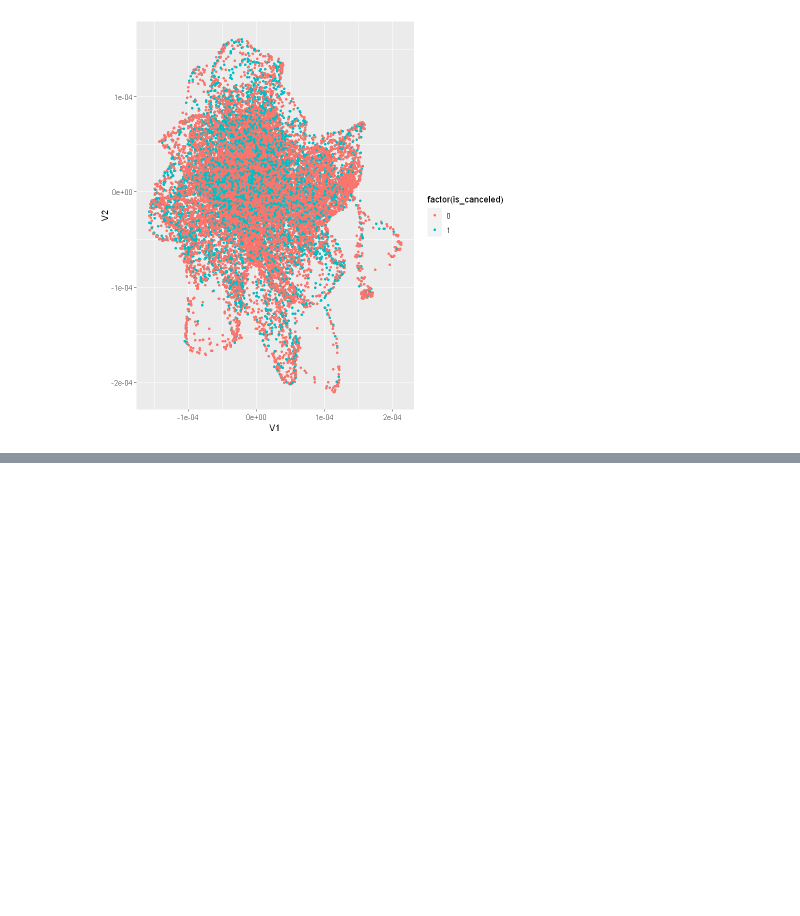
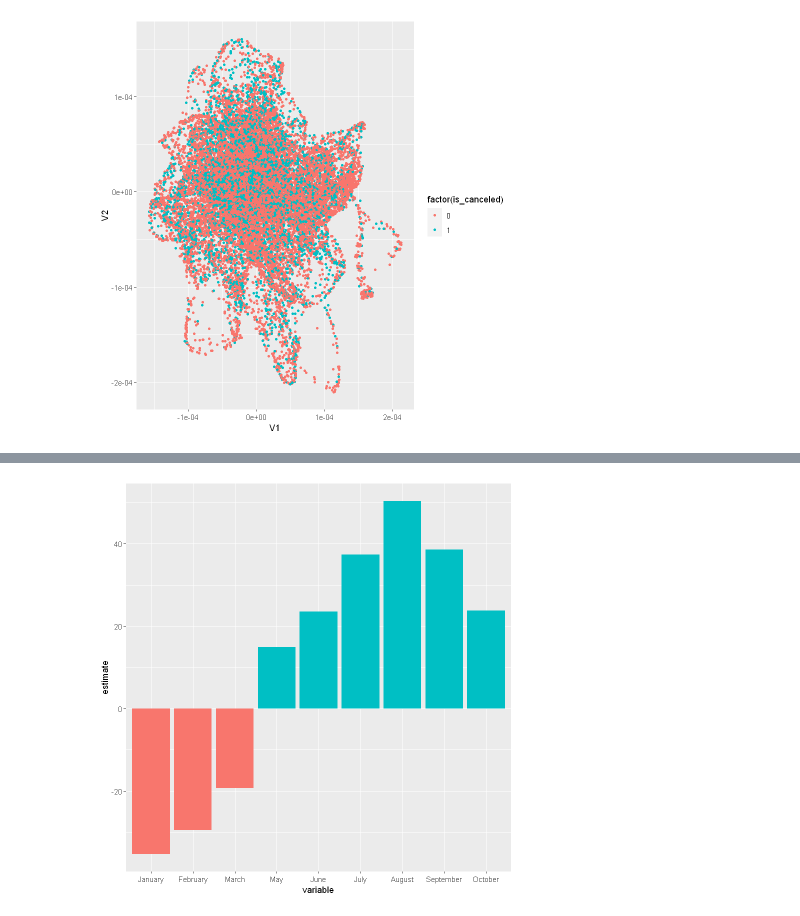
Before and after one commit to abhijeetdtu/dsba5122, a Jupyter notebook: dsba5122/Untitled.ipynb, the cells around one changed output, grey strips where cells are left out. Cells and saved outputs as stored; diff of their text form; code cells hidden in the pictures; blank space fills up the shorter version.

```diff
--- a/dsba5122/Untitled.ipynb
+++ b/dsba5122/Untitled.ipynb
@@ -124,0 +218,5 @@ ggplot(tsnedf, aes(x=V1 , y=V2 , color=factor(is_canceled))) + geom_point(stroke
+# %%
+month_coefs <- coefs %>% filter(grepl("arrival_date_month",variable))
+month_coefs$variable <- str_replace(month_coefs$variable , "arrival_date_month" , "")
+month_coefs$variable <- month_coefs$variable %>% factor( levels=c("January", "February", "March", "April","May","June","July","August","September","October","November","December"))
+month_coefs
@@ -124,0 +236,9 @@ ggplot(tsnedf, aes(x=V1 , y=V2 , color=factor(is_canceled))) + geom_point(stroke
+# %%
+(
+    ggplot(month_coefs
+           ,aes(x=variable, y=estimate , fill= estimate > 0)) +
+    geom_col() +
+    scale_fill_discrete(guide=F)
+)
+# %% [output]
+[figure, added]
```
Also changed, not shown: parts of 19 cells of this notebook, 4 other files.
